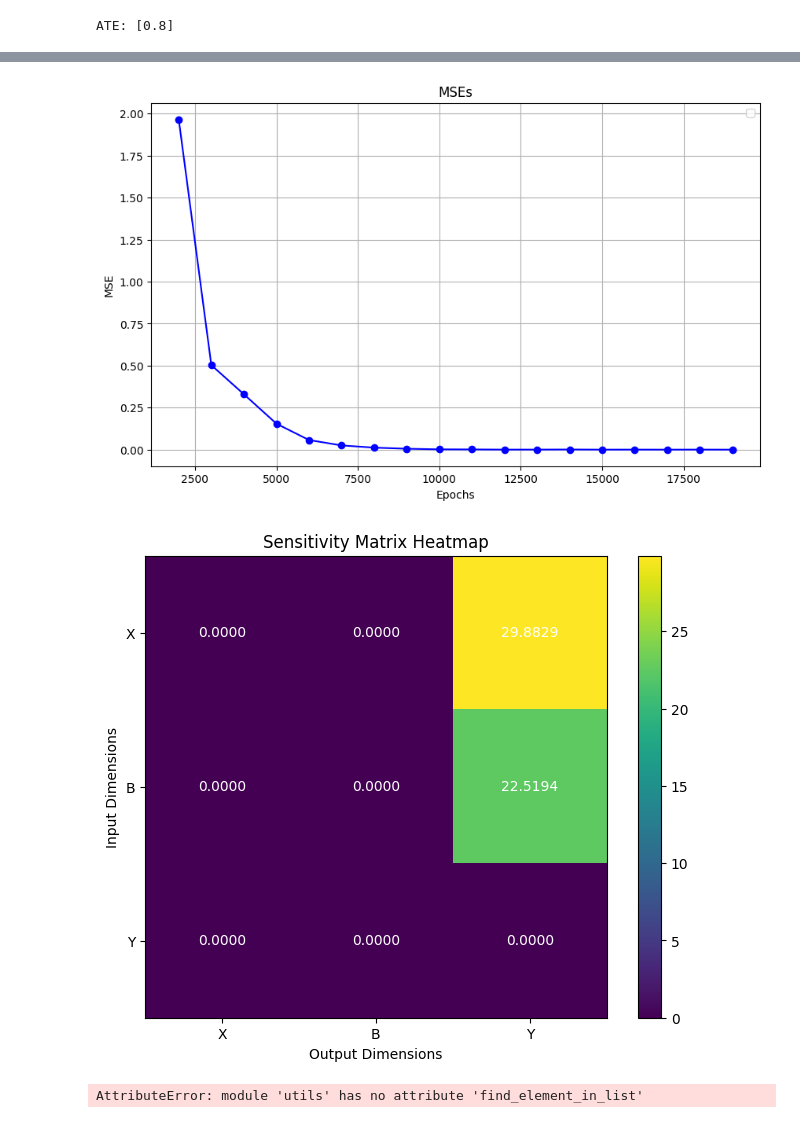
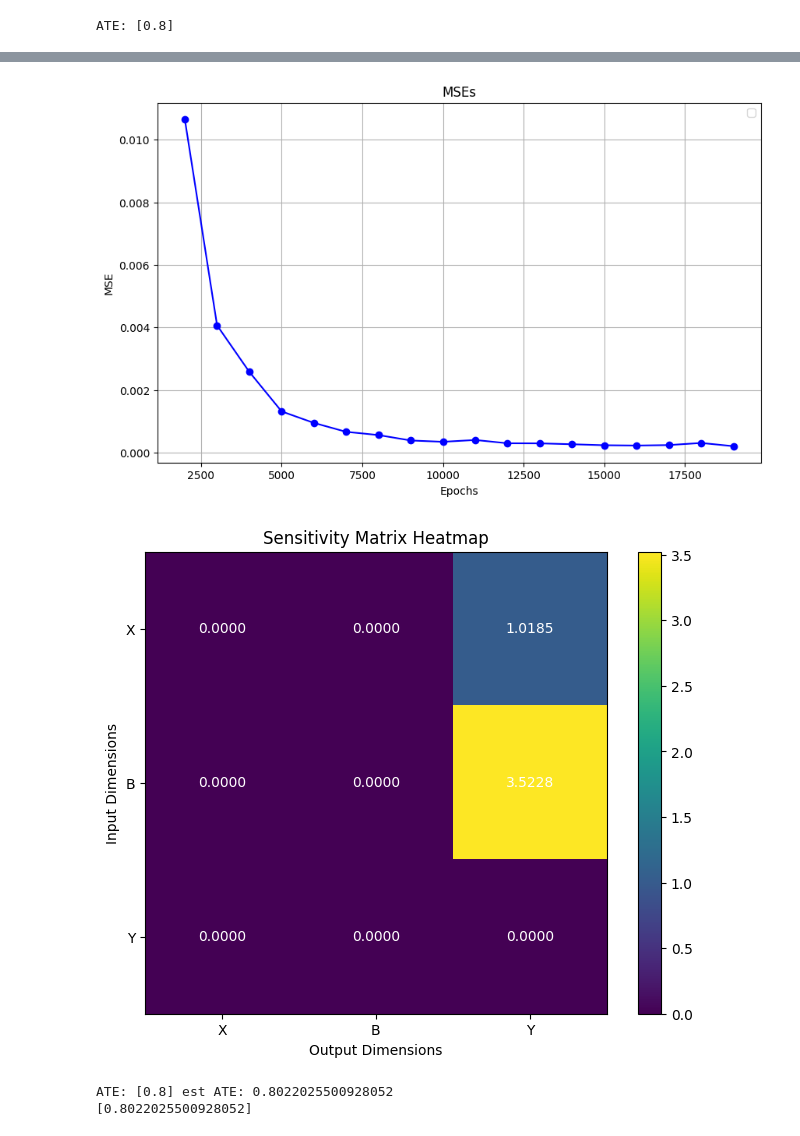
Before and after one commit to matthewvowels1/Causal_Transformer, a Jupyter notebook: CaT/tutorial_exogenous.ipynb, the cells around one changed output, grey strips where cells are left out. Saved outputs shown, nothing was run; the diff lists cells and outputs as text; code cells hidden in the pictures.

```diff
--- a/CaT/tutorial_exogenous.ipynb
+++ b/CaT/tutorial_exogenous.ipynb
@@ -3,15 +3,11 @@ import networkx as nx
 import numpy as np
 import torch
 from test_model import CaT
-import pandas as pd
 import matplotlib.pyplot as plt
-from datasets import get_full_ordering, reorder_dag
-import utils
-import utils.inference
-from utils import inference
+from CaT.datasets import reorder_dag, get_full_ordering
+from utils.inference import CausalInference, find_element_in_list
 from torch.optim.lr_scheduler import LambdaLR, CosineAnnealingLR
 
-shuffling = 0
 seed = 1
 standardize = 0
 sample_size = 100000
@@ -29,7 +25,7 @@ ff_n_embed = 4
 num_heads = 3
 n_layers = 1
 head_size = 4
-embed_dim = 1
+embed_dim = 5
 d = 1
 
 
@@ -77,7 +73,7 @@ def input_output_sensitivity_matrix(input, model, epsilon=100.0, full=True):
     input = input.detach().clone()
 
     if full:
-        original_output, _, _ = model(X=input, targets=input, shuffling=False)
+        original_output, _, _ = model(X=input, targets=input)
     else:
         original_output = model(X=input)
 
@@ -88,7 +84,7 @@ def input_output_sensitivity_matrix(input, model, epsilon=100.0, full=True):
         perturbed_input[0, i] += epsilon
 
         if full:
-            perturbed_output, _, _ = model(X=perturbed_input, targets=perturbed_input, shuffling=False)
+            perturbed_output, _, _ = model(X=perturbed_input, targets=perturbed_input)
         else:
             perturbed_output = model(X=perturbed_input)
 
@@ -163,7 +159,7 @@ for i in range(1):
 
         xb = get_batch(train_data=train_data, val_data=val_data, split='train', device=device, batch_size=batch_size)
         xb_mod = torch.clone(xb.detach())
-        X, loss, loss_dict = model(X=xb, targets=xb_mod, shuffling=shuffling)
+        X, loss, loss_dict = model(X=xb, targets=xb_mod)
 
         optimizer.zero_grad(set_to_none=True)
         loss.backward()
@@ -190,19 +186,19 @@ for i in range(1):
                     xb = get_batch(train_data=train_data, val_data=val_data, split=split, device=device,
                                    batch_size=batch_size)
                     xb_mod = torch.clone(xb.detach())
-                    X, loss, loss_dict = model(X=xb, targets=xb_mod, shuffling=False)
+                    X, loss, loss_dict = model(X=xb, targets=xb_mod)
                     losses[k] = loss.item()
                 eval_loss[split] = losses.mean()
             mses.append(eval_loss['train'])
 
             intervention_nodes_vals_0 = {'X':  0}
             intervention_nodes_vals_1 = {'X':  1}
-            ci = utils.inference.CausalInference(model=model, device=device)
+            ci = CausalInference(model=model, device=device)
             D0 = ci.forward(data=all_data , intervention_nodes_vals=intervention_nodes_vals_0)
             D1 = ci.forward(data=all_data , intervention_nodes_vals=intervention_nodes_vals_1)
 
             effect_var = 'Y'
-            effect_index = inference.find_element_in_list(var_names, target_string=effect_var)
+            effect_index = find_element_in_list(var_names, target_string=effect_var)
 
             est_ATE = (D1[:,effect_index] - D0[:,effect_index]).mean()
             inter_model_ests.append(est_ATE)
@@ -250,13 +246,13 @@ for i in range(1):
     model.eval()
     intervention_nodes_vals_0 = {'X':  0}
     intervention_nodes_vals_1 = {'X':  1}
-    ci = utils.inference.CausalInference(model=model, device=device)
+    ci = CausalInference(model=model, device=device)
     D0 = ci.forward(data=all_data , intervention_nodes_vals=intervention_nodes_vals_0)
     D1 = ci.forward(data=all_data , intervention_nodes_vals=intervention_nodes_vals_1)
 
 
     effect_var = 'Y'
-    effect_index = inference.find_element_in_list(var_names, target_string=effect_var)
+    effect_index = find_element_in_list(var_names, target_string=effect_var)
 
     est_ATE = (D1[:,effect_index] - D0[:,effect_index]).mean()
     print('ATE:', ATE, 'est ATE:', est_ATE)
@@ -289,6 +285,7 @@ step 19000 of 20000: train_loss 0.0001, val loss 0.0001
-[figure, old version]
+[figure, new version]
-[figure, old version]
+[figure, new version]
-AttributeError: module 'utils' has no attribute 'find_element_in_list'
+ATE: [0.8] est ATE: 0.8022025500928052
+[0.8022025500928052]
 # %%
 model.eval()
 intervention_nodes_vals_0 = {'X': 0}
```
Also changed, not shown: parts of 2 cells of this notebook, 7 other files.
